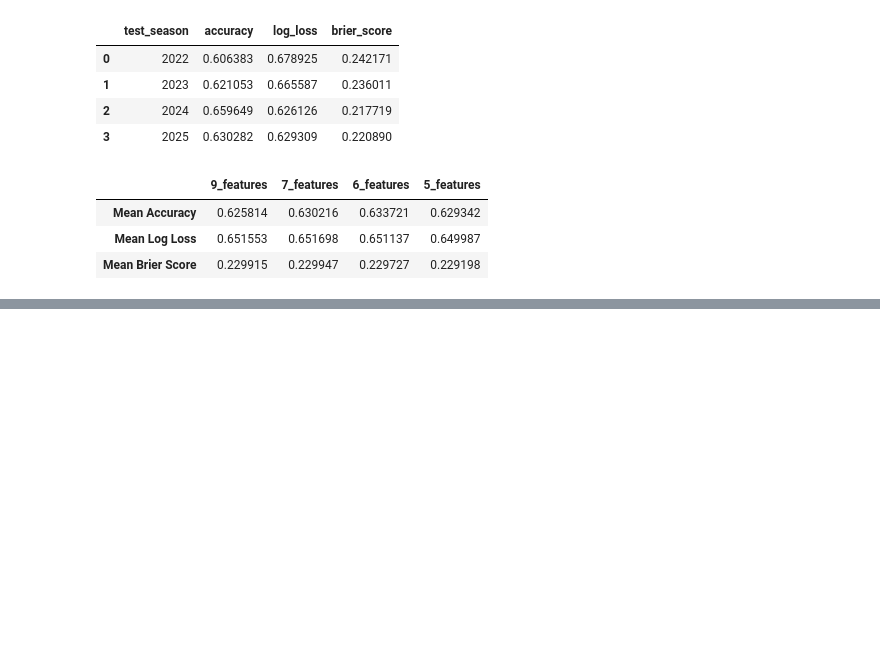
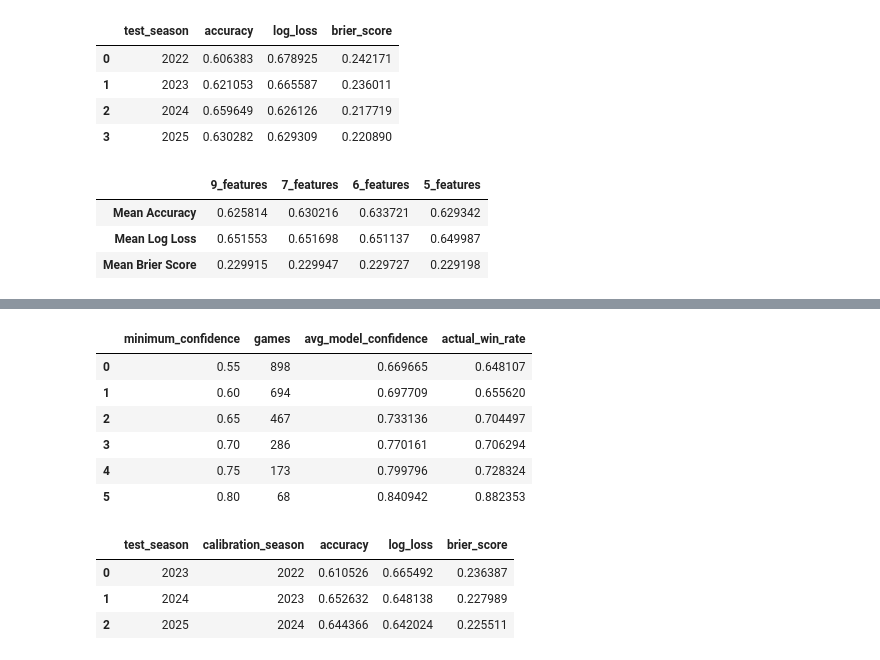
Before and after one commit to GarnetFisherman/nfl-game-prediction, a Jupyter notebook: notebooks/01_explore_nfl_data.ipynb, the cells around one changed output, grey strips where cells are left out. Saved outputs shown, nothing was run; the diff lists cells and outputs as text; code cells hidden in the pictures; blank space fills up the shorter version.

```diff
--- a/notebooks/01_explore_nfl_data.ipynb
+++ b/notebooks/01_explore_nfl_data.ipynb
@@ -6888,0 +6998,18 @@ reduced_qb_summary
+# %%
+calibration_df["favorite_probability"] = calibration_df[
+    "probability"
+].apply(
+    lambda p: max(p, 1 - p)
+)
+# %%
+calibration_df["favorite_won"] = (
+    (
+        (calibration_df["probability"] >= 0.5)
+        & (calibration_df["actual"] == 1)
+    )
+    |
+    (
+        (calibration_df["probability"] < 0.5)
+        & (calibration_df["actual"] == 0)
+    )
+).astype(int)
@@ -6888,0 +7069,36 @@ reduced_qb_summary
+# %%
+thresholds = [
+    0.55,
+    0.60,
+    0.65,
+    0.70,
+    0.75,
+    0.80
+]
+
+threshold_results = []
+
+for threshold in thresholds:
+
+    picks = calibration_df[
+        calibration_df["favorite_probability"] >= threshold
+    ]
+
+    threshold_results.append({
+        "minimum_confidence": threshold,
+        "games": len(picks),
+        "avg_model_confidence": picks["favorite_probability"].mean(),
+        "actual_win_rate": picks["favorite_won"].mean()
+    })
+
+threshold_summary = pd.DataFrame(threshold_results)
+
+threshold_summary
+# %% [output]
+|  | minimum_confidence | games | avg_model_confidence | actual_win_rate |
+| 0 | 0.55 | 898 | 0.669665 | 0.648107 |
+| 1 | 0.60 | 694 | 0.697709 | 0.655620 |
+| 2 | 0.65 | 467 | 0.733136 | 0.704497 |
+| 3 | 0.70 | 286 | 0.770161 | 0.706294 |
+| 4 | 0.75 | 173 | 0.799796 | 0.728324 |
+| 5 | 0.80 | 68 | 0.840942 | 0.882353 |
@@ -6888,0 +7431,15 @@ reduced_qb_summary
+# %%
+sigmoid_results, sigmoid_predictions = (
+    evaluate_sigmoid_calibration(
+        calibration_model_data,
+        reduced_features_v2,
+        calibration_test_seasons
+    )
+)
+
+sigmoid_results
+# %% [output]
+|  | test_season | calibration_season | accuracy | log_loss | brier_score |
+| 0 | 2023 | 2022 | 0.610526 | 0.665492 | 0.236387 |
+| 1 | 2024 | 2023 | 0.652632 | 0.648138 | 0.227989 |
+| 2 | 2025 | 2024 | 0.644366 | 0.642024 | 0.225511 |
```
Also changed, not shown: parts of 67 cells of this notebook.
